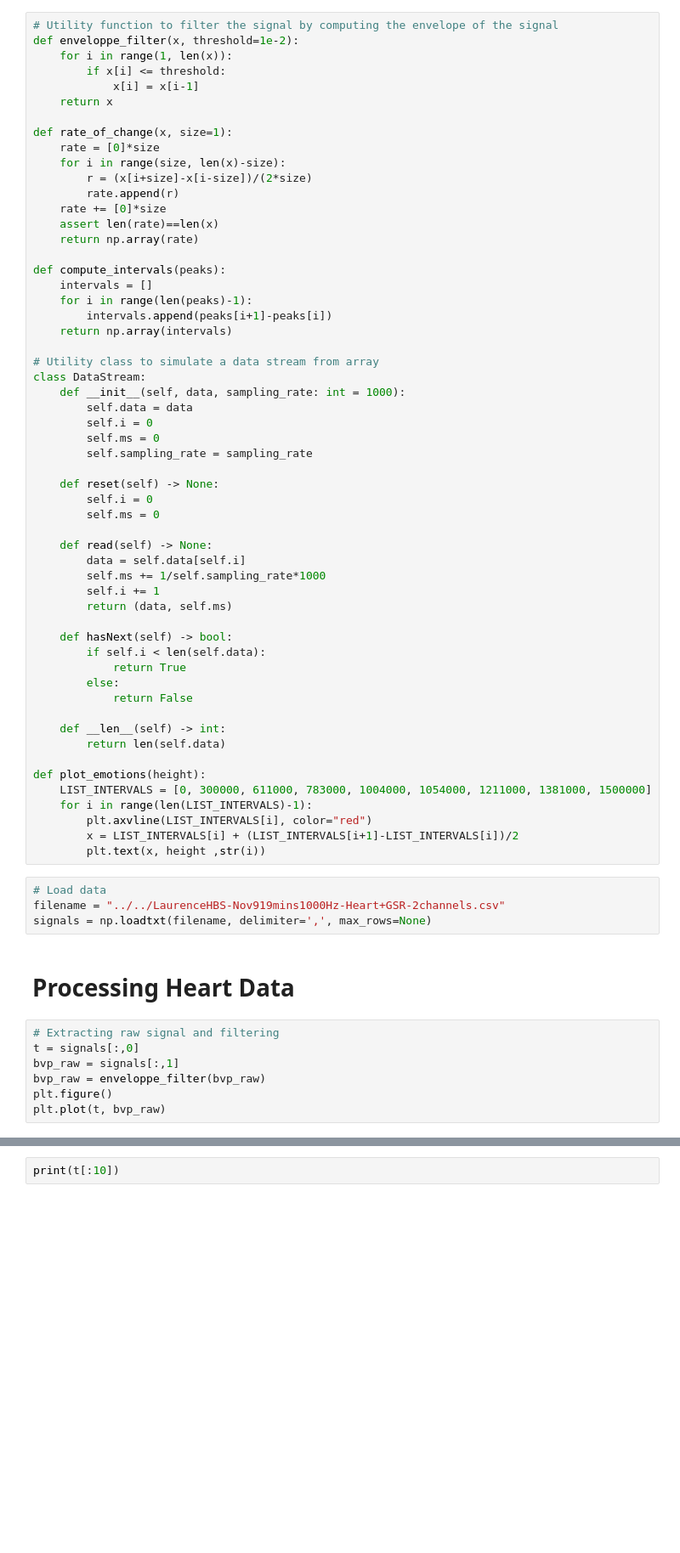
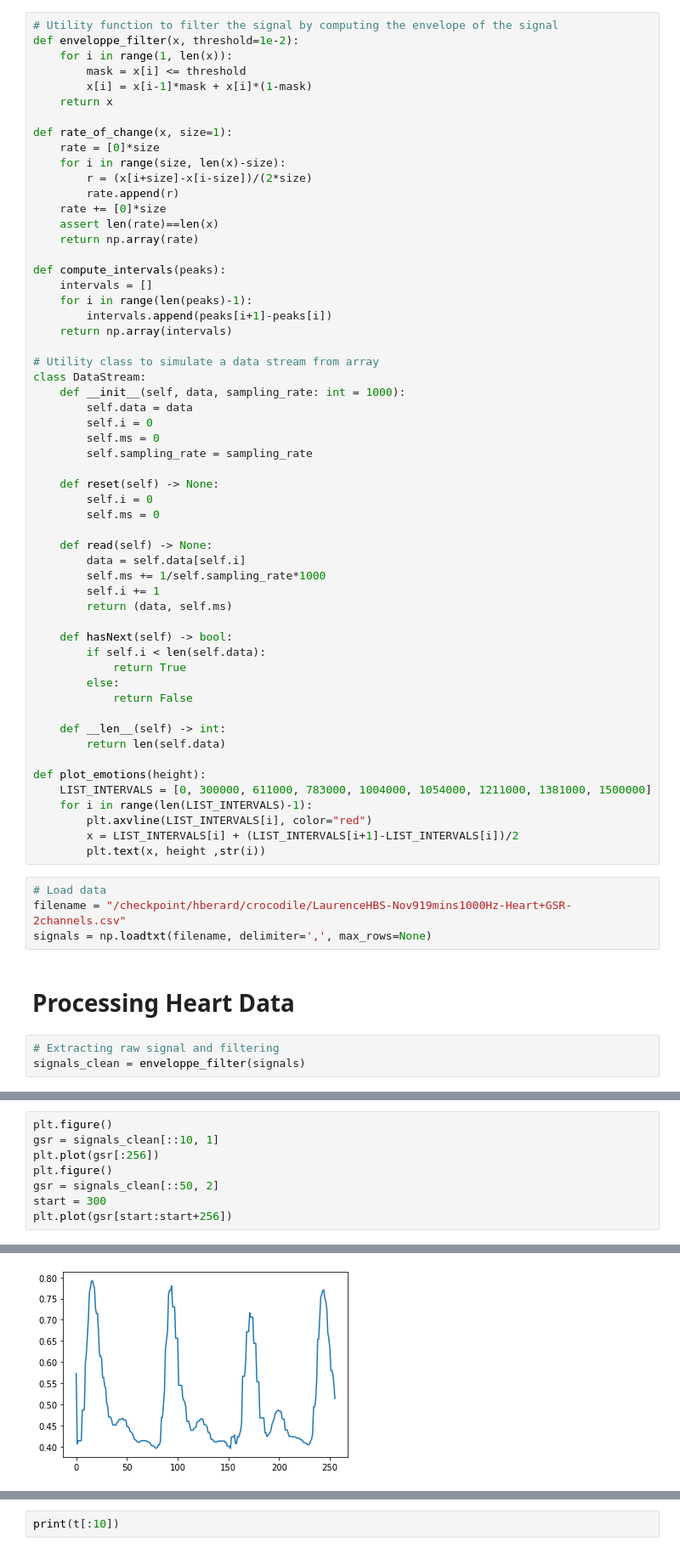
Before and after one commit to mXlab/crocodile, a Jupyter notebook: notebooks/biodata_features.ipynb, the cells around one changed output, grey strips where cells are left out. Shown at 85% size. Drawn from its saved outputs; the diff is of its cells as text; blank space fills up the shorter version.

```diff
--- a/notebooks/biodata_features.ipynb
+++ b/notebooks/biodata_features.ipynb
@@ -21,8 +21,8 @@ from biodatapy.heart import Heart
 # Utility function to filter the signal by computing the envelope of the signal
 def enveloppe_filter(x, threshold=1e-2):
     for i in range(1, len(x)):
-        if x[i] <= threshold:
-            x[i] = x[i-1]
+        mask = x[i] <= threshold
+        x[i] = x[i-1]*mask + x[i]*(1-mask)
     return x
 
 def rate_of_change(x, size=1):
@@ -75,14 +75,10 @@ def plot_emotions(height):
         plt.text(x, height ,str(i))
 # %%
 # Load data
-filename = "../../LaurenceHBS-Nov919mins1000Hz-Heart+GSR-2channels.csv"
+filename = "/checkpoint/hberard/crocodile/LaurenceHBS-Nov919mins1000Hz-Heart+GSR-2channels.csv"
 signals = np.loadtxt(filename, delimiter=',', max_rows=None)
 # %% [markdown]
 # Processing Heart Data
 # %%
 # Extracting raw signal and filtering
-t = signals[:,0]
-bvp_raw = signals[:,1]
-bvp_raw = enveloppe_filter(bvp_raw)
-plt.figure()
-plt.plot(t, bvp_raw)
+signals_clean = enveloppe_filter(signals)
@@ -91,0 +85,9 @@ plt.plot(t, bvp_raw)
+# %%
+plt.figure()
+gsr = signals_clean[::10, 1]
+plt.plot(gsr[:256])
+plt.figure()
+gsr = signals_clean[::50, 2]
+start = 300
+plt.plot(gsr[start:start+256])
+# %% [output]
@@ -91,0 +95 @@ plt.plot(t, bvp_raw)
+[figure, added]
```
Also changed, not shown: parts of 2 cells of this notebook, 4 other files.
